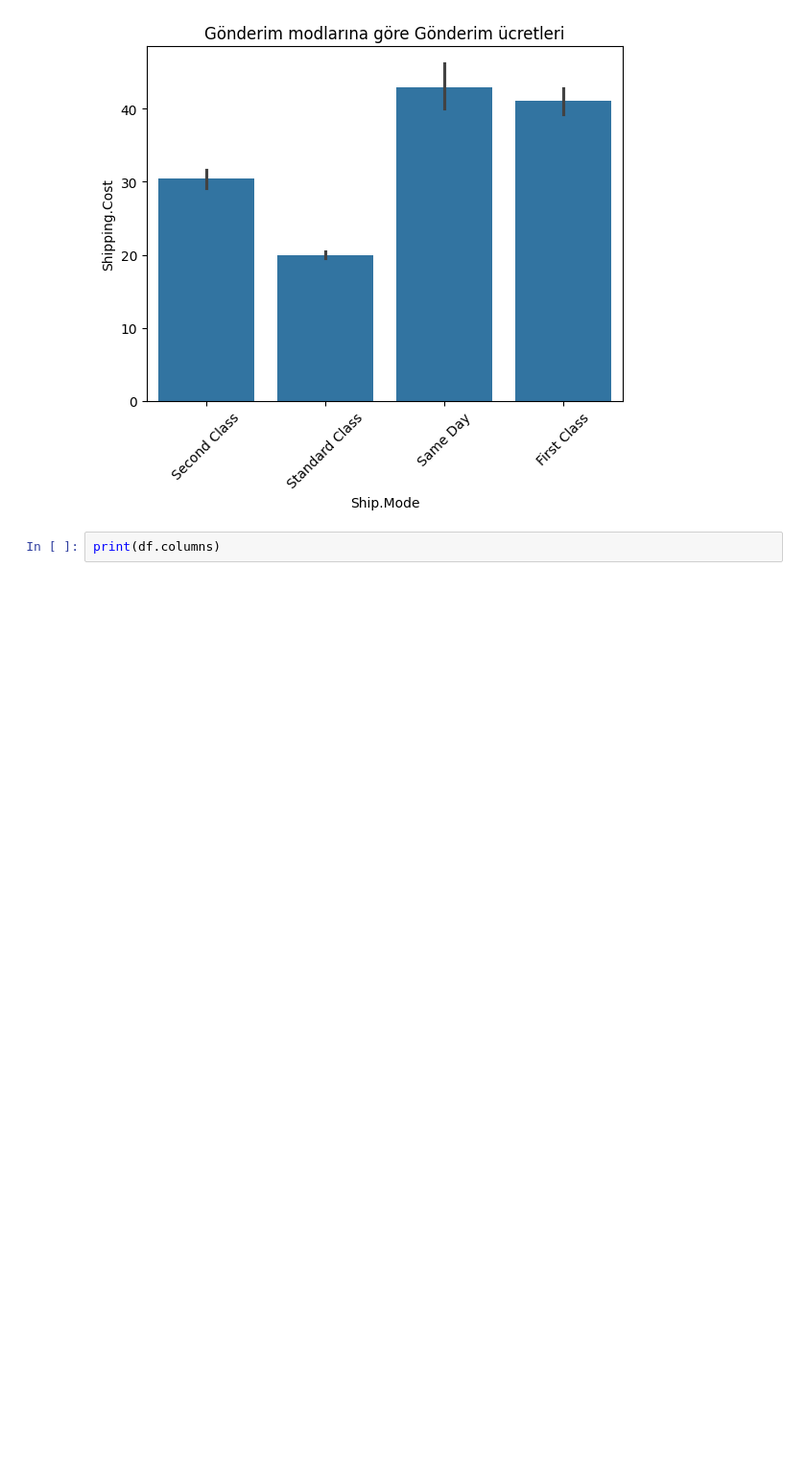
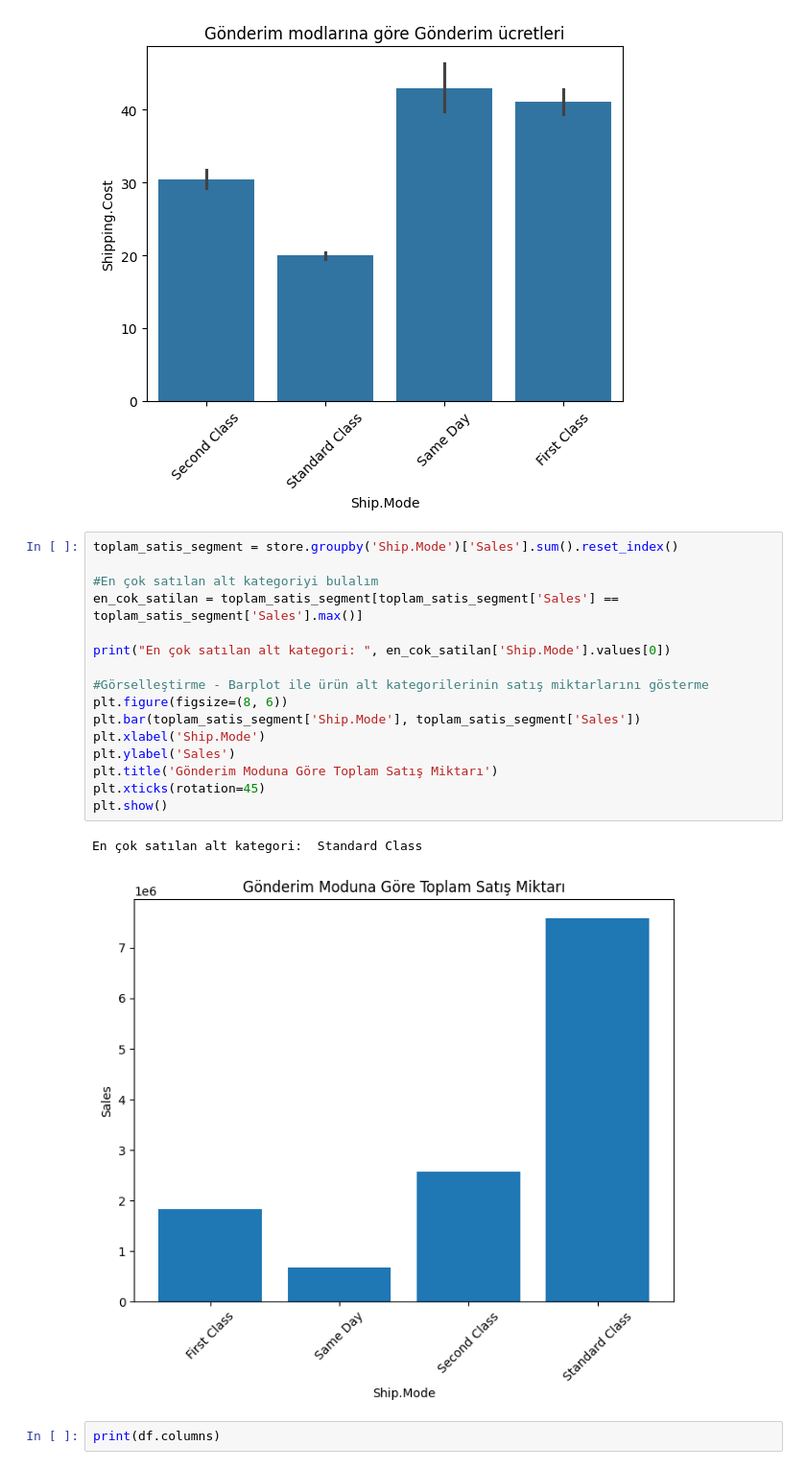
Before and after one commit to sevgicann/pythonfiles, a Jupyter notebook: week-3/exercise-week3.ipynb, the cells around one changed output. Shown at 96% size. Saved outputs shown, nothing was run; the diff lists cells and outputs as text; blank space fills up the shorter version.

```diff
--- a/week-3/exercise-week3.ipynb
+++ b/week-3/exercise-week3.ipynb
@@ -269,6 +271,25 @@ grafik_ship.set_xticklabels(grafik_ship.get_xticklabels(), rotation=45)
 plt.show()
 # %% [output]
 [figure]
+# %%
+toplam_satis_segment = store.groupby('Ship.Mode')['Sales'].sum().reset_index()
+
+#En çok satılan alt kategoriyi bulalım
+en_cok_satilan = toplam_satis_segment[toplam_satis_segment['Sales'] == toplam_satis_segment['Sales'].max()]
+
+print("En çok satılan alt kategori: ", en_cok_satilan['Ship.Mode'].values[0])
+
+#Görselleştirme - Barplot ile ürün alt kategorilerinin satış miktarlarını gösterme
+plt.figure(figsize=(8, 6))
+plt.bar(toplam_satis_segment['Ship.Mode'], toplam_satis_segment['Sales'])
+plt.xlabel('Ship.Mode')
+plt.ylabel('Sales')
+plt.title('Gönderim Moduna Göre Toplam Satış Miktarı')
+plt.xticks(rotation=45)
+plt.show()
+# %% [output]
+En çok satılan alt kategori:  Standard Class
+[figure, added]
 # %%
 print(df.columns)
 # %% [output]
```
Also changed, not shown: parts of 10 cells of this notebook.
